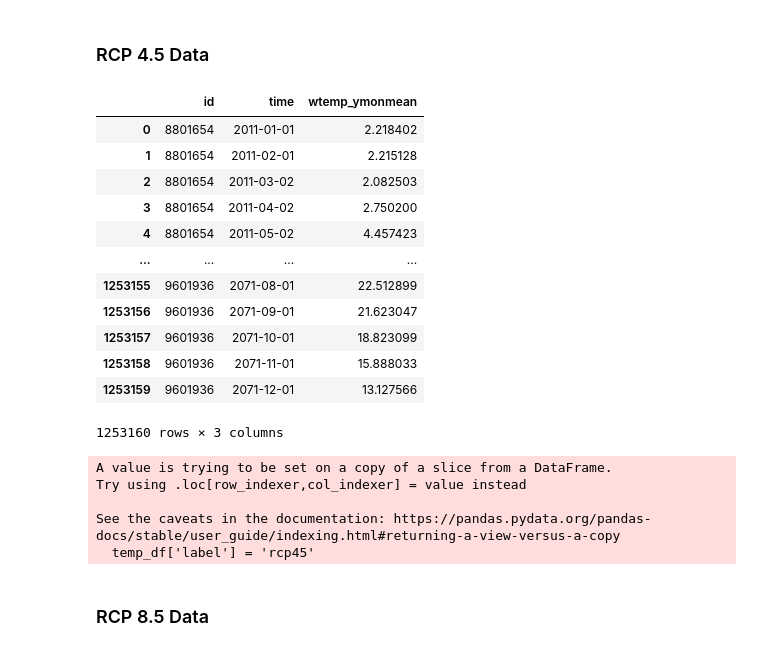
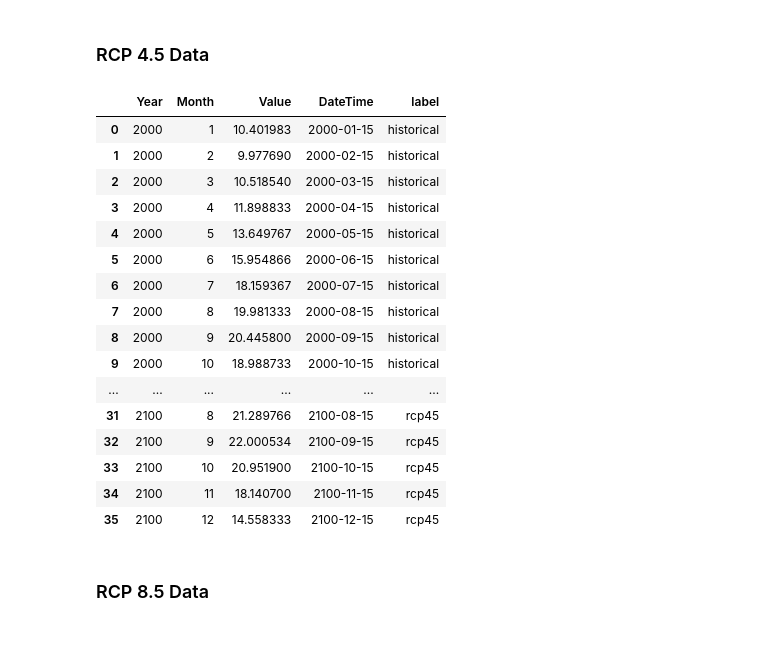
Before and after one commit to MassimilianoArca/climate-change, a Jupyter notebook: climate_change/projections/extraction.ipynb, the cells around one changed output. Cells and saved outputs as stored; diff of their text form; code cells hidden in the pictures.

```diff
--- a/climate_change/projections/extraction.ipynb
+++ b/climate_change/projections/extraction.ipynb
@@ -945,3 +857,3 @@ KeyError: 'x'
 # %%
-water_xerta_df["label"] = "historical"
+water_xerta_df
 # %% [output]
@@ -953,4 +873,9 @@ See the caveats in the documentation: https://pandas.pydata.org/pandas-docs/stab
 # %% [markdown]
 ### RCP 4.5 Data
+# %%
+water_rcp_45_df = pd.read_excel(os.path.join(water_temperature_folder, "RCP45.xlsx"))
+# create datetime from columns year and month
+water_rcp_45_df['DateTime'] = pd.to_datetime(water_rcp_45_df[['Year', 'Month']].assign(day=15))
+water_rcp_45_df['label'] = 'rcp45'
 # %%
-water_xerta_df = pd.DataFrame()
+water_xerta_df = pd.concat([water_xerta_df, water_rcp_45_df])
@@ -960,32 +882,22 @@ water_rcp_45_df = water_rcp_45_df.reset_index()
-# %%
-water_rcp_45_df
-# %% [output]
-|  | id | time | wtemp_ymonmean |
-| 0 | 8801654 | 2011-01-01 | 2.218402 |
-| 1 | 8801654 | 2011-02-01 | 2.215128 |
-| 2 | 8801654 | 2011-03-02 | 2.082503 |
-| 3 | 8801654 | 2011-04-02 | 2.750200 |
-| 4 | 8801654 | 2011-05-02 | 4.457423 |
-| ... | ... | ... | ... |
-| 1253155 | 9601936 | 2071-08-01 | 22.512899 |
-| 1253156 | 9601936 | 2071-09-01 | 21.623047 |
-| 1253157 | 9601936 | 2071-10-01 | 18.823099 |
-| 1253158 | 9601936 | 2071-11-01 | 15.888033 |
-| 1253159 | 9601936 | 2071-12-01 | 13.127566 |
-1253160 rows × 3 columns
-# %%
-temp_df = river_rcp_45_df[
-    (river_rcp_45_df["x"] == x_coord)
-    & (river_rcp_45_df["y"] == y_coord)
-]
-temp_df["label"] = "rcp45"
-
-water_xerta_df = pd.concat([water_xerta_df, temp_df])
-# %% [output]
-A value is trying to be set on a copy of a slice from a DataFrame.
-Try using .loc[row_indexer,col_indexer] = value instead
-
-See the caveats in the documentation: https://pandas.pydata.org/pandas-docs/stable/user_guide/indexing.html#returning-a-view-versus-a-copy
-  temp_df['label'] = 'rcp45'
+# %%
+water_xerta_df
+# %% [output]
+|  | Year | Month | Value | DateTime | label |
+| 0 | 2000 | 1 | 10.401983 | 2000-01-15 | historical |
+| 1 | 2000 | 2 | 9.977690 | 2000-02-15 | historical |
+| 2 | 2000 | 3 | 10.518540 | 2000-03-15 | historical |
+| 3 | 2000 | 4 | 11.898833 | 2000-04-15 | historical |
+| 4 | 2000 | 5 | 13.649767 | 2000-05-15 | historical |
+| 5 | 2000 | 6 | 15.954866 | 2000-06-15 | historical |
+| 6 | 2000 | 7 | 18.159367 | 2000-07-15 | historical |
+| 7 | 2000 | 8 | 19.981333 | 2000-08-15 | historical |
+| 8 | 2000 | 9 | 20.445800 | 2000-09-15 | historical |
+| 9 | 2000 | 10 | 18.988733 | 2000-10-15 | historical |
+| ... | ... | ... | ... | ... | ... |
+| 31 | 2100 | 8 | 21.289766 | 2100-08-15 | rcp45 |
+| 32 | 2100 | 9 | 22.000534 | 2100-09-15 | rcp45 |
+| 33 | 2100 | 10 | 20.951900 | 2100-10-15 | rcp45 |
+| 34 | 2100 | 11 | 18.140700 | 2100-11-15 | rcp45 |
+| 35 | 2100 | 12 | 14.558333 | 2100-12-15 | rcp45 |
 # %% [markdown]
 ### RCP 8.5 Data
```
Also changed, not shown: parts of 39 cells of this notebook, 6 other files.
